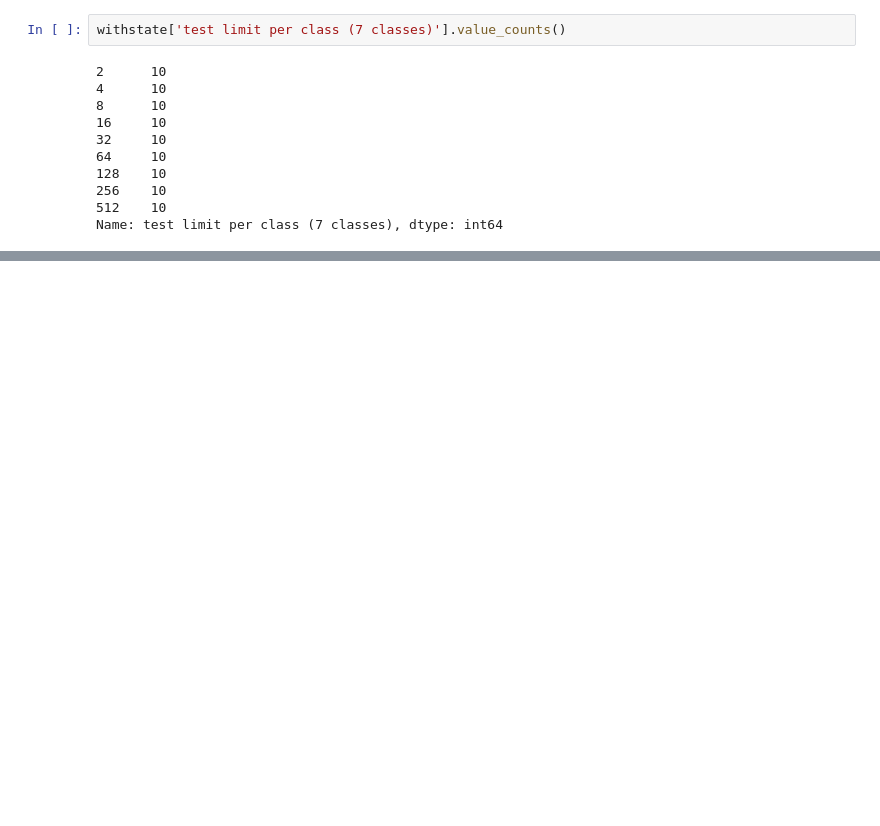
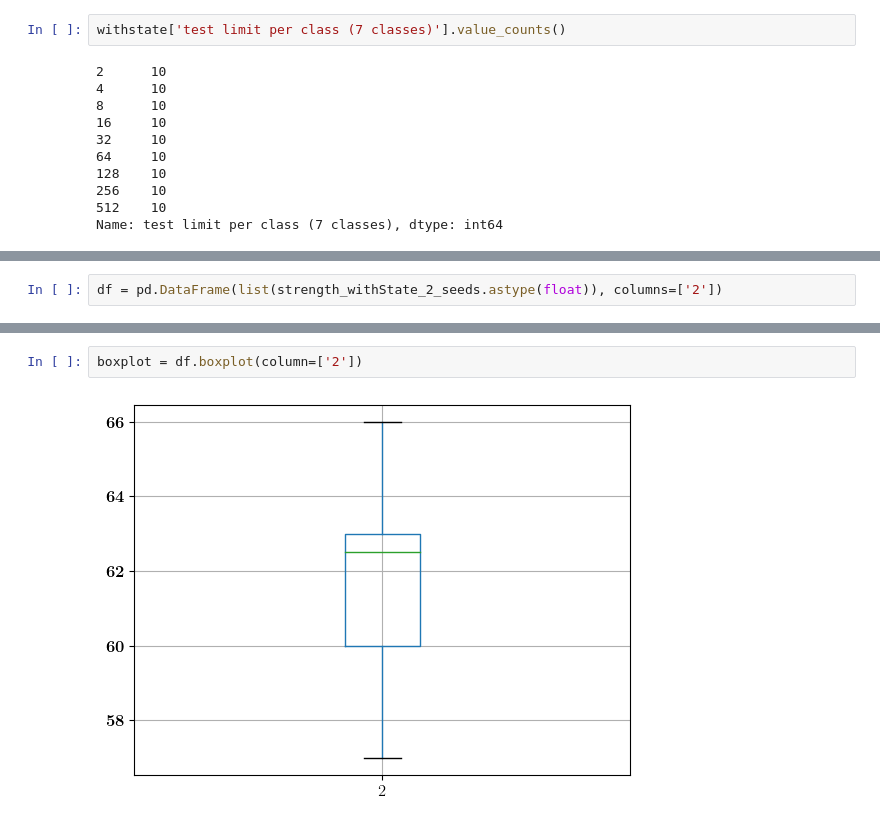
Before and after one commit to aduquet/PhDStuff_repo, a Jupyter notebook: test-amplification-AuxFiles/plots/plots.ipynb, the cells around one changed output, grey strips where cells are left out. Cells and saved outputs as stored; diff of their text form; blank space fills up the shorter version.

```diff
--- a/test-amplification-AuxFiles/plots/plots.ipynb
+++ b/test-amplification-AuxFiles/plots/plots.ipynb
@@ -38,0 +77,2 @@ withstate
+# %%
+df = pd.DataFrame(list(strength_withState_2_seeds.astype(float)), columns=['2'])
@@ -38,0 +93,4 @@ withstate
+# %%
+boxplot = df.boxplot(column=['2'])
+# %% [output]
+[figure, added]
```
Also changed, not shown: parts of 17 cells of this notebook, 4 other files.
